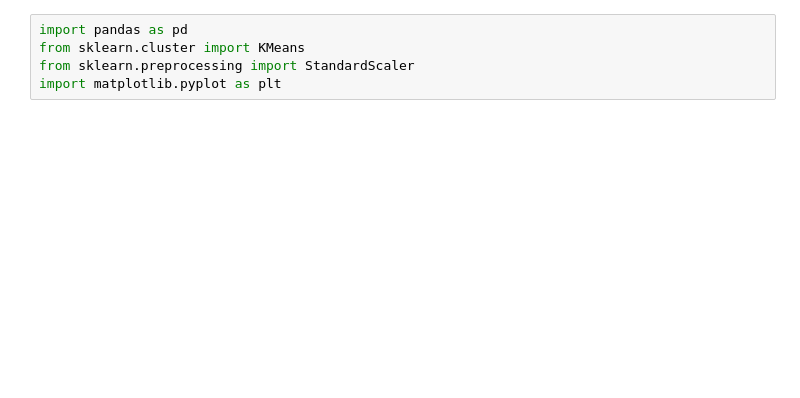
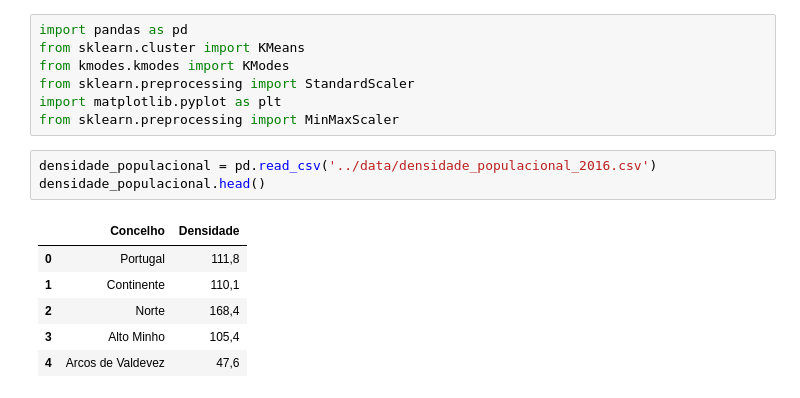
Before and after one commit to rodrigotuna/datattack2023, a Jupyter notebook: src/clustering.ipynb, the cells around one changed output. Drawn from its saved outputs; the diff is of its cells as text; blank space fills up the shorter version.

```diff
--- a/src/clustering.ipynb
+++ b/src/clustering.ipynb
@@ -1,6 +1,18 @@
 # %%
 import pandas as pd
 from sklearn.cluster import KMeans
+from kmodes.kmodes import KModes
 from sklearn.preprocessing import StandardScaler
 import matplotlib.pyplot as plt
+from sklearn.preprocessing import MinMaxScaler
+# %%
+densidade_populacional = pd.read_csv('../data/densidade_populacional_2016.csv')
+densidade_populacional.head()
+# %% [output]
+|  | Concelho | Densidade |
+| 0 | Portugal | 111,8 |
+| 1 | Continente | 110,1 |
+| 2 | Norte | 168,4 |
+| 3 | Alto Minho | 105,4 |
+| 4 | Arcos de Valdevez | 47,6 |
 # %%
```
Also changed, not shown: parts of 4 cells of this notebook, 4 other files.
